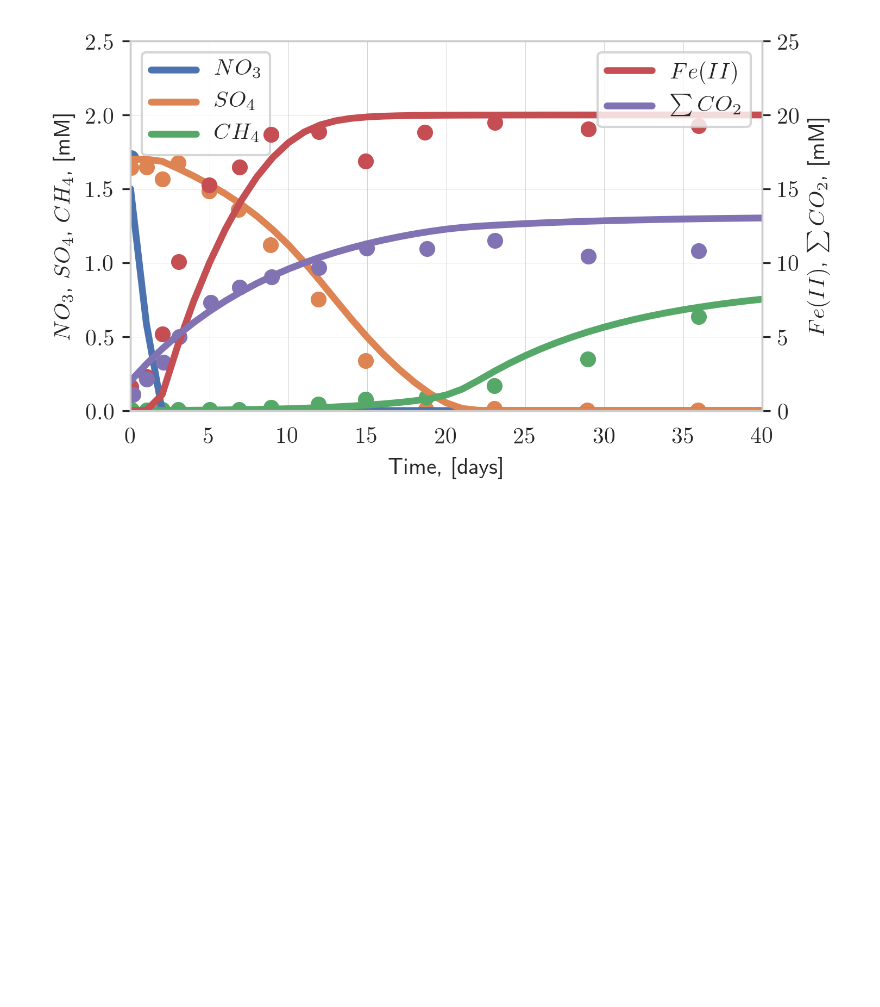
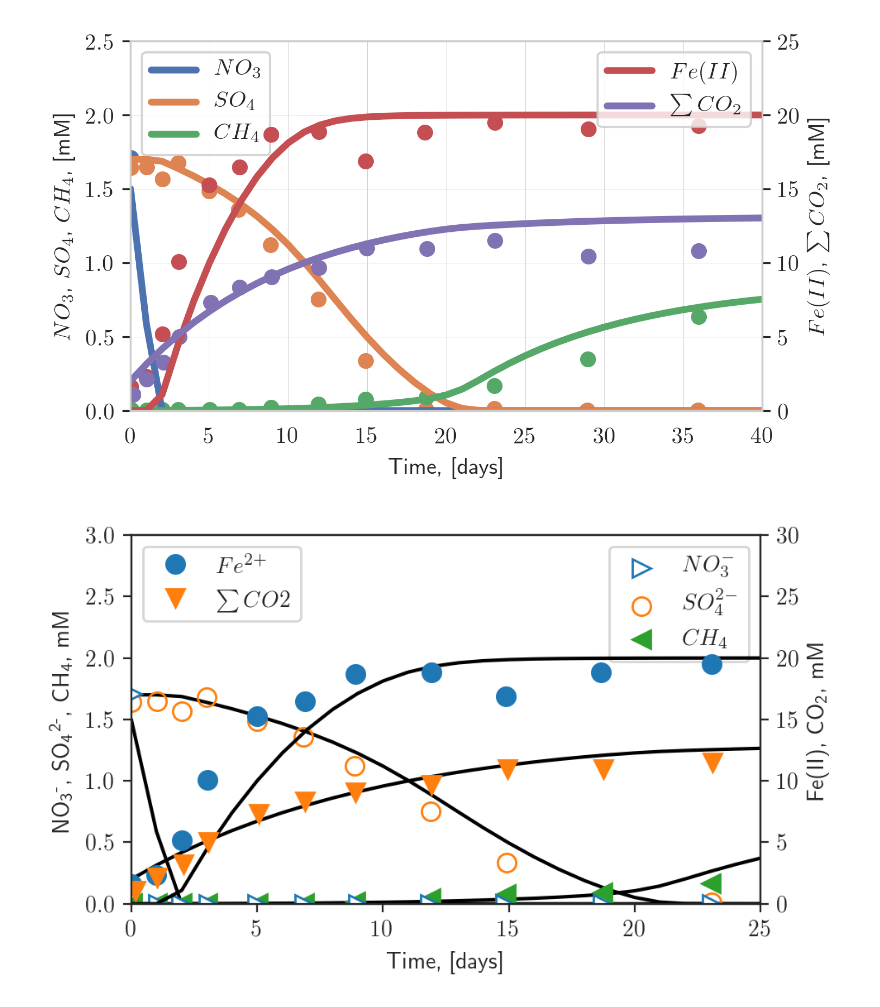
Before and after one commit to biogeochemistry/PorousMediaLab, a Jupyter notebook: examples/Batch - Roden 2008.ipynb, the cells around one changed output. Drawn from its saved outputs; the diff is of its cells as text; code cells hidden in the pictures; blank space fills up the shorter version.

```diff
--- a/examples/Batch - Roden 2008.ipynb
+++ b/examples/Batch - Roden 2008.ipynb
@@ -86,3 +86,32 @@ ax2.legend(frameon=1, loc=1)
 # %% [output]
 <matplotlib.legend.Legend at 0x...>
 [figure]
+# %%
+sns.set_style('ticks')
+# %%
+fig, ax1 = plt.subplots(figsize=(5,3), dpi=200)
+ax2 = ax1.twinx()
+
+ax1.plot(NO3_t, NO3, '>', mfc='w', label=r'$NO_3^-$', linewidth=2, markersize=8, zorder=10)
+ax1.plot(bl.time, bl.NO3.concentration[0]*1e3, 'k')
+ax2.plot(bl.time, bl.Fe2.concentration[0]*1e3, 'k')
+ax2.plot(bl.time, bl.CO2.concentration[0]*1e3, 'k')
+ax1.plot(bl.time, bl.SO4.concentration[0]*1e3, 'k')
+ax1.plot(bl.time, bl.CH4.concentration[0]*1e3, 'k')
+ax1.plot(SO4_t, SO4, 'o', mfc='None' , label=r'$SO_4^{2-}$', linewidth=2, markersize=8)
+ax1.plot(CH4_t, CH4, '<', label=r'$CH_4$', linewidth=4, markersize=8)
+ax2.plot(Fe2_t, Fe2, 'o', label=r'$Fe^{2+}$', linewidth=2, markersize=8)
+ax2.plot(CO2_t, CO2, 'v', label=r'$\sum CO2$', linewidth=4, markersize=8)
+# plt.grid(alpha=0.5)
+ax1.legend(loc=1)
+ax2.legend(loc=2)
+plt.xlim(0,25)
+plt.ylim(0,30)
+ax1.set_xlabel('Time, [days]')
+ax1.set_ylim(0,3)
+ax1.set_ylabel(r'NO\textsubscript{3}\textsuperscript{-}, SO\textsubscript{4}\textsuperscript{2-}, CH\textsubscript{4}, mM')
+ax2.set_ylabel(r'Fe(II), CO\textsubscript{2}, mM')
+plt.tight_layout()
+# fig.savefig('/Users/imarkelo/Google Drive/GDocuments/PorousMediaLab/latex/img/roden.pdf', dpi=fig.dpi)
+# %% [output]
+[figure, added]
```
Also changed, not shown: parts of 2 cells of this notebook, 12 other files.
